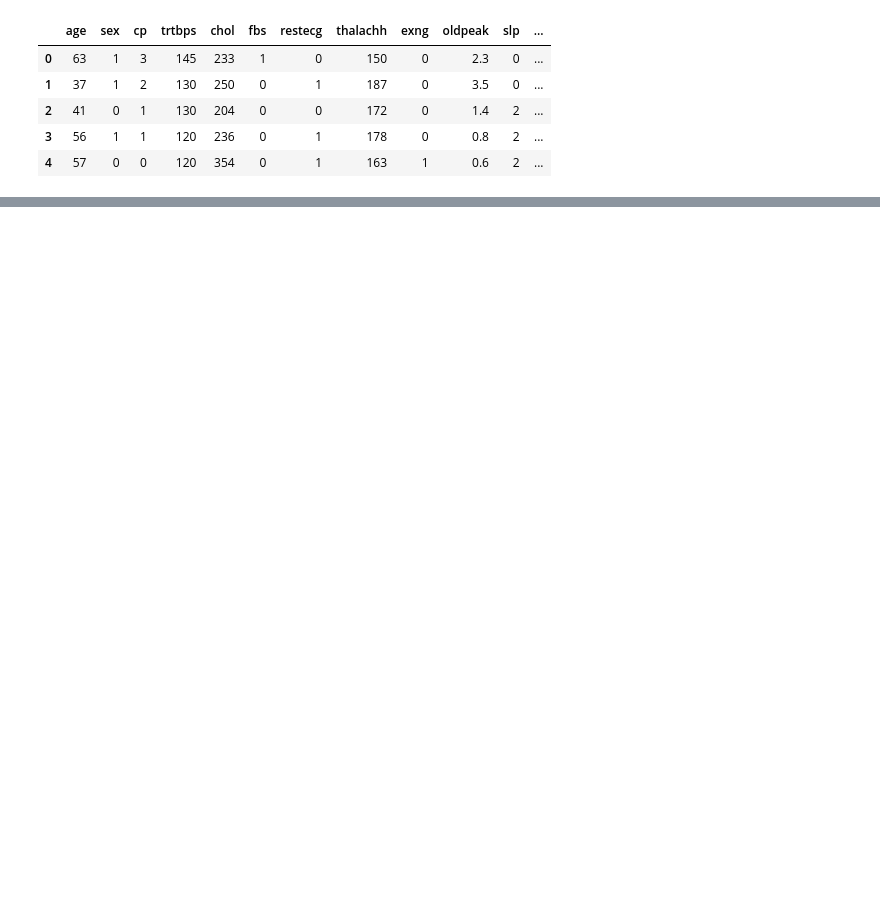
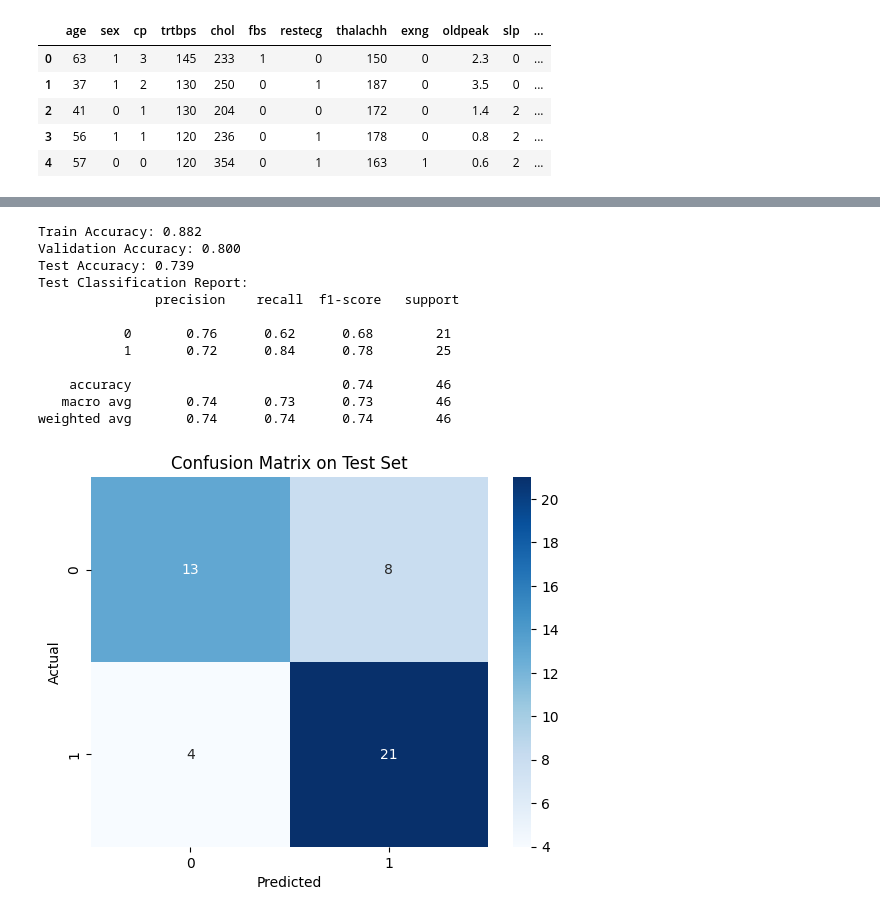
Before and after one commit to amirmohammadgholampour/Heart-attack-detection-system, a Jupyter notebook: main.ipynb, the cells around one changed output, grey strips where cells are left out. Saved outputs shown, nothing was run; the diff lists cells and outputs as text; code cells hidden in the pictures; blank space fills up the shorter version.

```diff
--- a/main.ipynb
+++ b/main.ipynb
@@ -64,0 +94,36 @@ Train: 0.844 | Validation: 0.911 | Test: 0.804
+# %%
+# Evaluate model on train, validation, test
+best_model = grid.best_estimator_
+
+y_train_pred = best_model.predict(x_train)
+y_val_pred = best_model.predict(x_val)
+y_test_pred = best_model.predict(x_test)
+
+print(f"Train Accuracy: {accuracy_score(y_train, y_train_pred):.3f}")
+print(f"Validation Accuracy: {accuracy_score(y_val, y_val_pred):.3f}")
+print(f"Test Accuracy: {accuracy_score(y_test, y_test_pred):.3f}")
+
+# Classification report
+print("Test Classification Report:\n", classification_report(y_test, y_test_pred))
+
+# Confusion Matrix
+cm = confusion_matrix(y_test, y_test_pred)
+sns.heatmap(cm, annot=True, fmt="d", cmap="Blues")
+plt.xlabel("Predicted")
+plt.ylabel("Actual")
+plt.title("Confusion Matrix on Test Set")
+plt.show()
+# %% [output]
+Train Accuracy: 0.882
+Validation Accuracy: 0.800
+Test Accuracy: 0.739
+Test Classification Report:
+               precision    recall  f1-score   support
+
+           0       0.76      0.62      0.68        21
+           1       0.72      0.84      0.78        25
+
+    accuracy                           0.74        46
+   macro avg       0.74      0.73      0.73        46
+weighted avg       0.74      0.74      0.74        46
+[figure, added]
```
Also changed, not shown: parts of 12 cells of this notebook.
